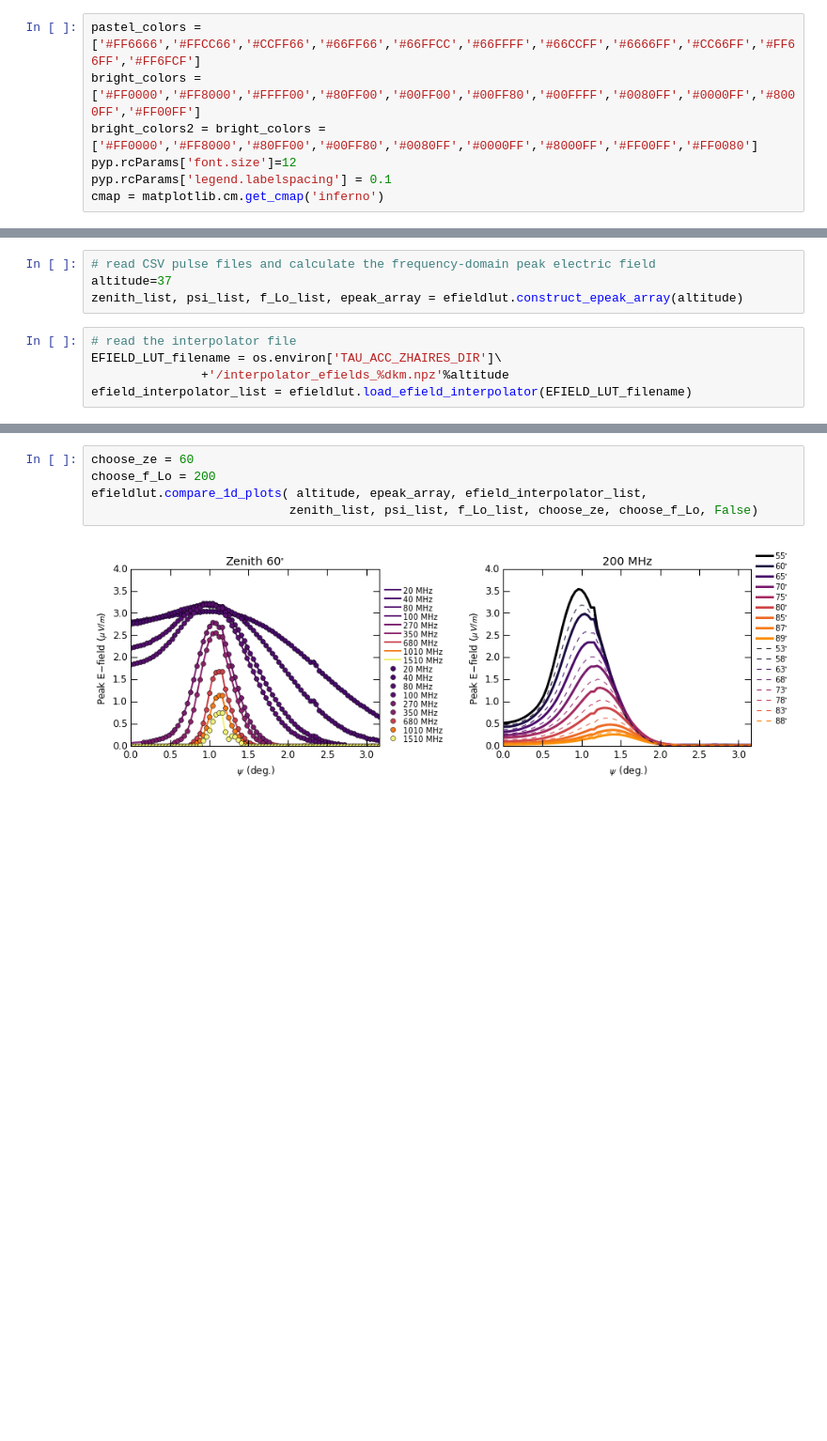
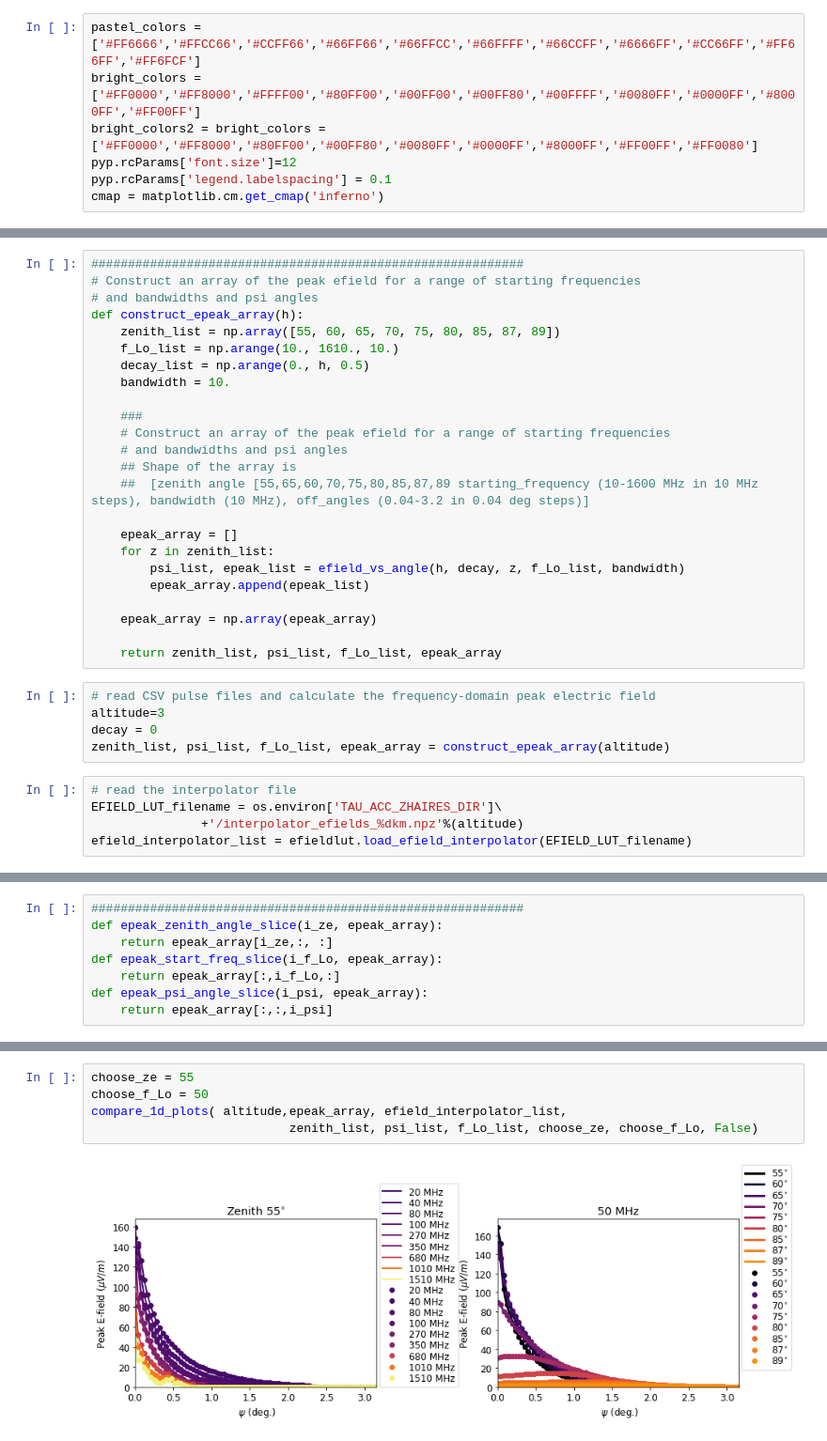
Before and after one commit to swissel/nutau_acceptance, a Jupyter notebook: 03_Detector/Test Interpolated Efield LUT .ipynb, the cells around one changed output, grey strips where cells are left out. Shown at 94% size. Drawn from its saved outputs; the diff is of its cells as text; blank space fills up the shorter version.

```diff
--- a/03_Detector/Test Interpolated Efield LUT .ipynb
+++ b/03_Detector/Test Interpolated Efield LUT .ipynb
@@ -20,11 +51,36 @@ cmap = matplotlib.cm.get_cmap('inferno')
+# %%
+###########################################################
+# Construct an array of the peak efield for a range of starting frequencies
+# and bandwidths and psi angles
+def construct_epeak_array(h):
+	zenith_list = np.array([55, 60, 65, 70, 75, 80, 85, 87, 89])
+	f_Lo_list = np.arange(10., 1610., 10.)
+	decay_list = np.arange(0., h, 0.5)
+	bandwidth = 10.
+
+	###
+	# Construct an array of the peak efield for a range of starting frequencies
+	# and bandwidths and psi angles
+	## Shape of the array is
+	##  [zenith angle [55,65,60,70,75,80,85,87,89 starting_frequency (10-1600 MHz in 10 MHz steps), bandwidth (10 MHz), off_angles (0.04-3.2 in 0.04 deg steps)]
+
+	epeak_array = []
+	for z in zenith_list:
+	    psi_list, epeak_list = efield_vs_angle(h, decay, z, f_Lo_list, bandwidth)
+	    epeak_array.append(epeak_list)
+
+	epeak_array = np.array(epeak_array)
+
+	return zenith_list, psi_list, f_Lo_list, epeak_array
 # %%
 # read CSV pulse files and calculate the frequency-domain peak electric field
-altitude=37
-zenith_list, psi_list, f_Lo_list, epeak_array = efieldlut.construct_epeak_array(altitude)
+altitude=3
+decay = 0
+zenith_list, psi_list, f_Lo_list, epeak_array = construct_epeak_array(altitude)
 # %%
 # read the interpolator file
 EFIELD_LUT_filename = os.environ['TAU_ACC_ZHAIRES_DIR']\
-		       +'/interpolator_efields_%dkm.npz'%altitude
+		       +'/interpolator_efields_%dkm.npz'%(altitude)
 efield_interpolator_list = efieldlut.load_efield_interpolator(EFIELD_LUT_filename)
 # %%
 # compare the 2d histograms of epeak vs. zenith vs. psi
@@ -42,0 +99,8 @@ efieldlut.plot_interp_zenith_psi(altitude, efield_interpolator_list, choose_star
+# %%
+###########################################################
+def epeak_zenith_angle_slice(i_ze, epeak_array):
+    return epeak_array[i_ze,:, :]
+def epeak_start_freq_slice(i_f_Lo, epeak_array):
+    return epeak_array[:,i_f_Lo,:]
+def epeak_psi_angle_slice(i_psi, epeak_array):
+    return epeak_array[:,:,i_psi]
@@ -43,7 +181,7 @@ efieldlut.plot_interp_zenith_psi(altitude, efield_interpolator_list, choose_star
 # %%
-choose_ze = 60
-choose_f_Lo = 200
-efieldlut.compare_1d_plots( altitude, epeak_array, efield_interpolator_list,
+choose_ze = 55
+choose_f_Lo = 50
+compare_1d_plots( altitude,epeak_array, efield_interpolator_list,
                            zenith_list, psi_list, f_Lo_list, choose_ze, choose_f_Lo, False)
 # %% [output]
-[figure, old version]
+[figure, new version]
```
Also changed, not shown: parts of 7 cells of this notebook, 5 other files.
